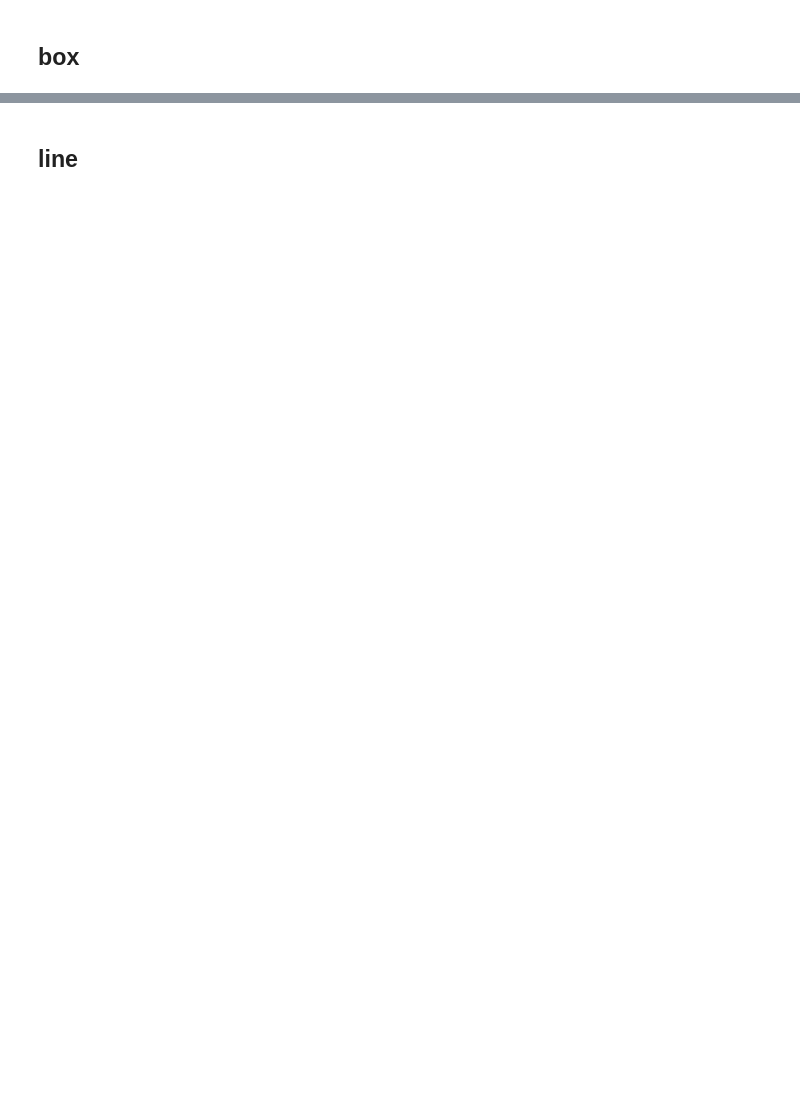
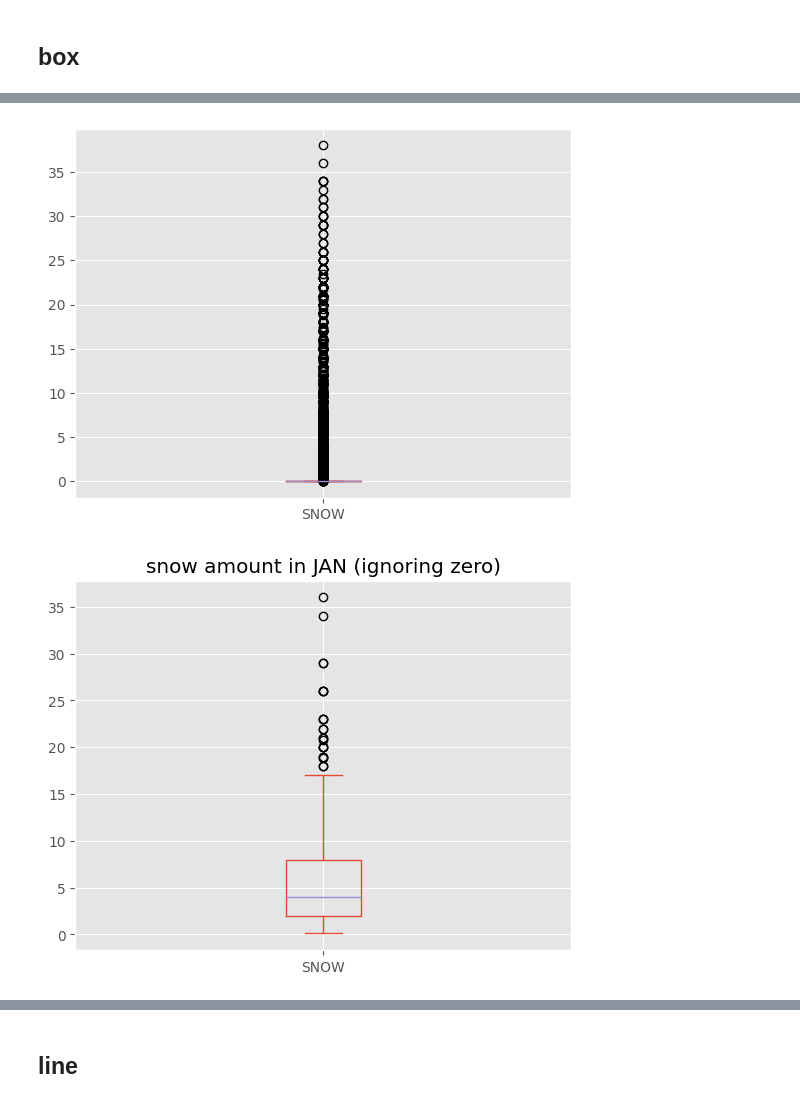
Before and after one commit to Muthukamalan/BASICS, a Jupyter notebook: Learn Pandas/effective_pandas.ipynb, the cells around one changed output, grey strips where cells are left out. Cells and saved outputs as stored; diff of their text form; code cells hidden in the pictures; blank space fills up the shorter version.

```diff
--- a/Learn Pandas/effective_pandas.ipynb
+++ b/Learn Pandas/effective_pandas.ipynb
@@ -1639,0 +2094,9 @@ Pandas allows you to create series with date and time information in them
+# %%
+snow.plot.box()
+plt.show()
+
+snow[lambda s:(s.index.month==1) &(s>0)].plot.box(title="snow amount in JAN (ignoring zero)")
+plt.show()
+# %% [output]
+[figure, added]
+[figure, added]
```
Also changed, not shown: parts of 61 cells of this notebook.
